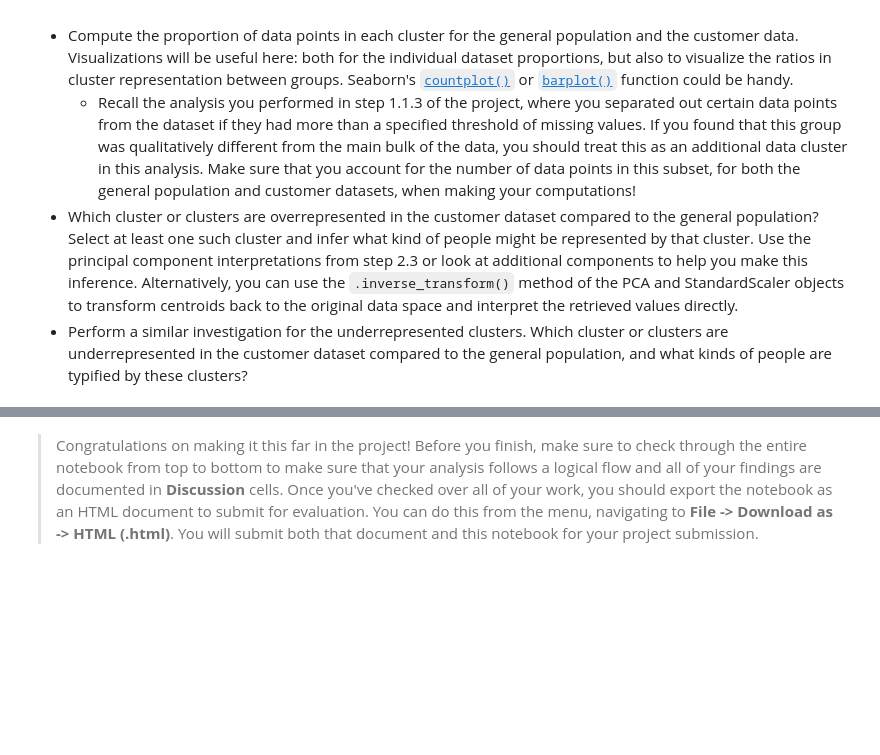
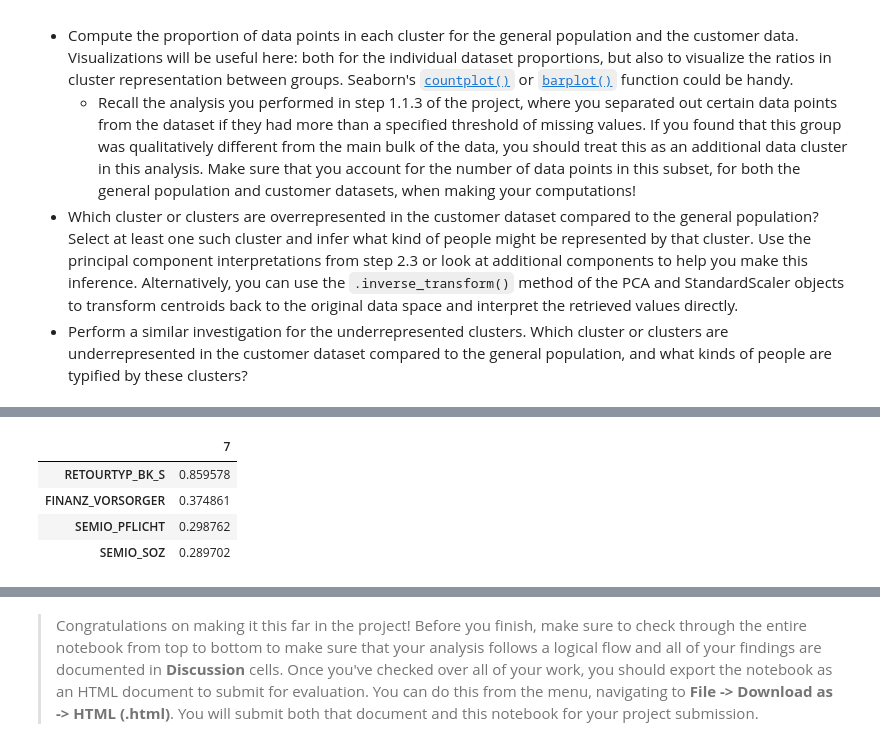
Before and after one commit to Jannis12324/identifying_customer_segments, a Jupyter notebook: Identify_Customer_Segments.ipynb, the cells around one changed output, grey strips where cells are left out. Saved outputs shown, nothing was run; the diff lists cells and outputs as text; code cells hidden in the pictures; blank space fills up the shorter version.

```diff
--- a/Identify_Customer_Segments.ipynb
+++ b/Identify_Customer_Segments.ipynb
@@ -926,5 +982,11 @@ cc_org.iloc[1:2,:].T.sort_values(by = 1, ascending = True)[:4]
 # %%
 # What kinds of people are part of a cluster that is underrepresented in the
 # customer data compared to the general population?
-cc_org.iloc[15:16,:].T.sort_values(by = 15, ascending = False)[:4]
+cc_org.iloc[7:8,:].T.sort_values(by = 7, ascending = False)[:4]
+# %% [output]
+|  | 7 |
+| RETOURTYP_BK_S | 0.859578 |
+| FINANZ_VORSORGER | 0.374861 |
+| SEMIO_PFLICHT | 0.298762 |
+| SEMIO_SOZ | 0.289702 |
 # %%
```
Also changed, not shown: parts of 15 cells of this notebook.
